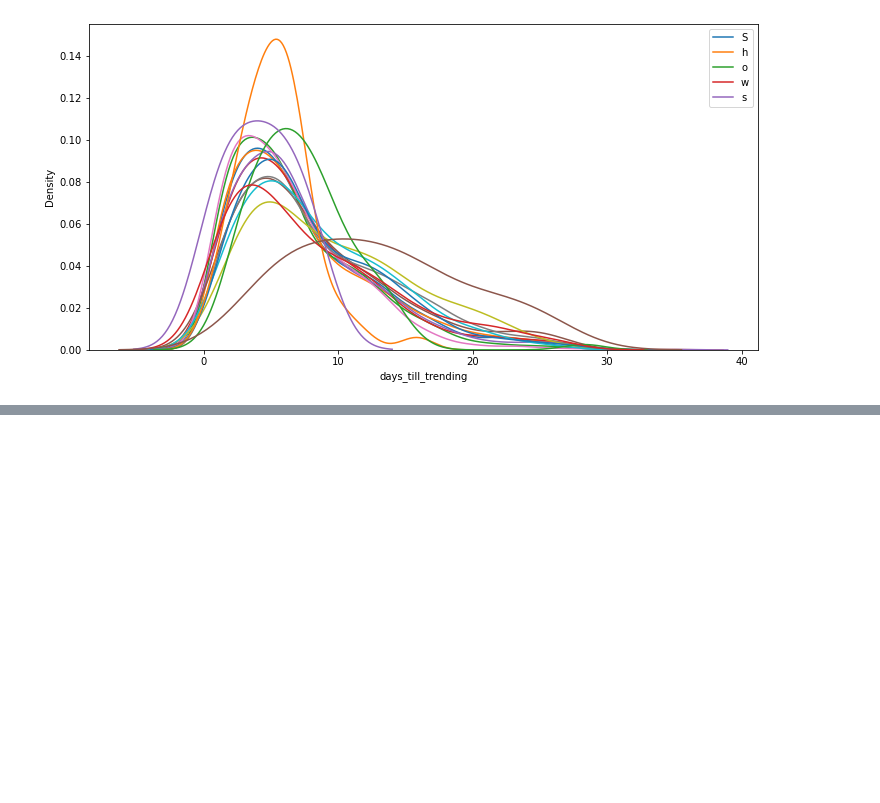
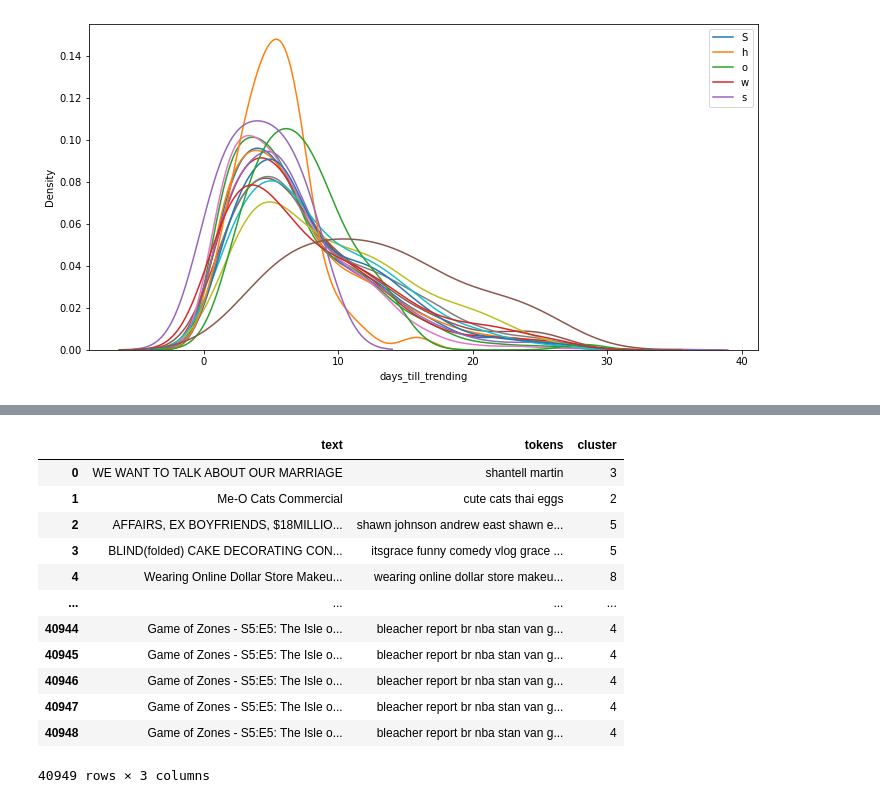
Before and after one commit to julialu-nini/ds-youtube-project, a Jupyter notebook: YouTube videos EDA.ipynb, the cells around one changed output, grey strips where cells are left out. Saved outputs shown, nothing was run; the diff lists cells and outputs as text; code cells hidden in the pictures; blank space fills up the shorter version.

```diff
--- a/YouTube videos EDA.ipynb
+++ b/YouTube videos EDA.ipynb
@@ -353,0 +424,24 @@ model2 = gensim.models.Word2Vec(tags, min_count = 1, vector_size = 100, window =
+# %%
+km = KMeans(n_clusters = 15)
+cat_predicted = km.fit_predict(vectorized_tags)
+# %%
+df_clusters = pd.DataFrame({
+    "text": videos['title'],
+    "tokens": [" ".join(text) for text in tags],
+    "cluster": km.labels_
+})
+df_clusters
+# %% [output]
+|  | text | tokens | cluster |
+| 0 | WE WANT TO TALK ABOUT OUR MARRIAGE | shantell martin | 3 |
+| 1 | Me-O Cats Commercial | cute cats thai eggs | 2 |
+| 2 | AFFAIRS, EX BOYFRIENDS, $18MILLIO... | shawn johnson andrew east shawn e... | 5 |
+| 3 | BLIND(folded) CAKE DECORATING CON... | itsgrace funny comedy vlog grace ... | 5 |
+| 4 | Wearing Online Dollar Store Makeu... | wearing online dollar store makeu... | 8 |
+| ... | ... | ... | ... |
+| 40944 | Game of Zones - S5:E5: The Isle o... | bleacher report br nba stan van g... | 4 |
+| 40945 | Game of Zones - S5:E5: The Isle o... | bleacher report br nba stan van g... | 4 |
+| 40946 | Game of Zones - S5:E5: The Isle o... | bleacher report br nba stan van g... | 4 |
+| 40947 | Game of Zones - S5:E5: The Isle o... | bleacher report br nba stan van g... | 4 |
+| 40948 | Game of Zones - S5:E5: The Isle o... | bleacher report br nba stan van g... | 4 |
+40949 rows × 3 columns
```
Also changed, not shown: parts of 20 cells of this notebook.
